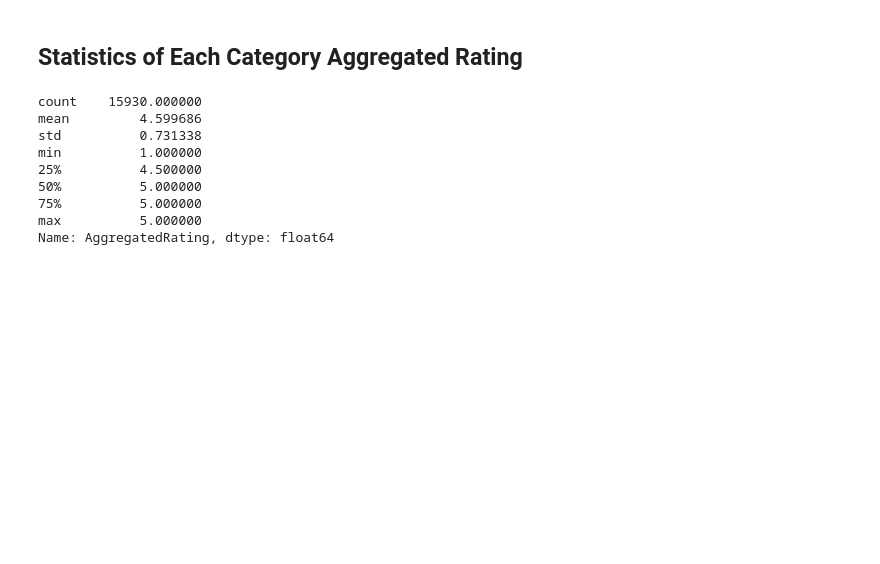
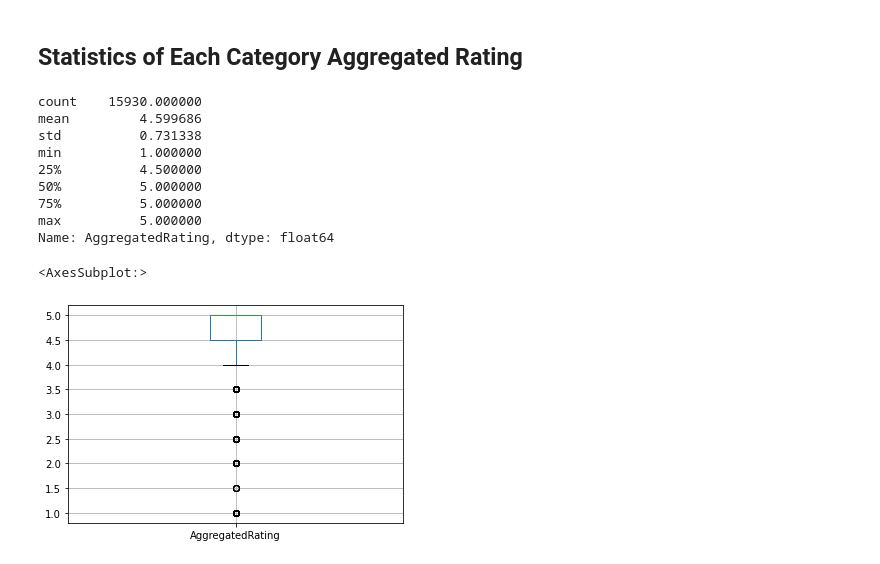
Before and after one commit to JenniferM-BShulyak/recipes_full, a Jupyter notebook: setup_exploration.ipynb, the cells around one changed output. Saved outputs shown, nothing was run; the diff lists cells and outputs as text; code cells hidden in the pictures; blank space fills up the shorter version.

Commit message:
Box Plot created

```diff
--- a/setup_exploration.ipynb
+++ b/setup_exploration.ipynb
@@ -256,3 +256,9 @@ min          1.000000
 75%          5.000000
 max          5.000000
 Name: AggregatedRating, dtype: float64
+# %%
+dessert_ratings = pd.DataFrame(recipes_major_cat_df.loc[recipes_major_cat_df["RecipeCategory"] == "dessert", "AggregatedRating"])
+dessert_ratings.boxplot()
+# %% [output]
+<AxesSubplot:>
+[figure, added]
```
